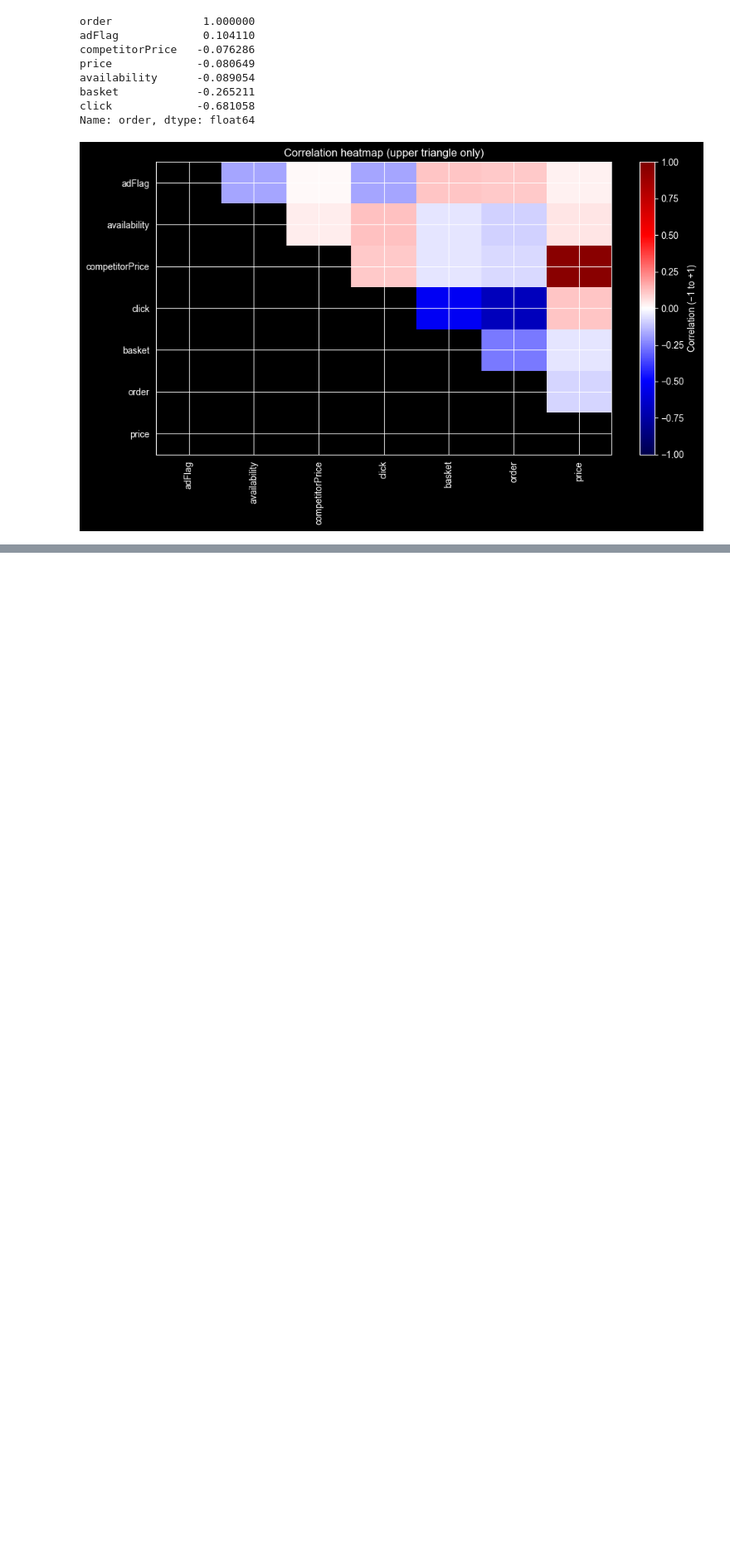
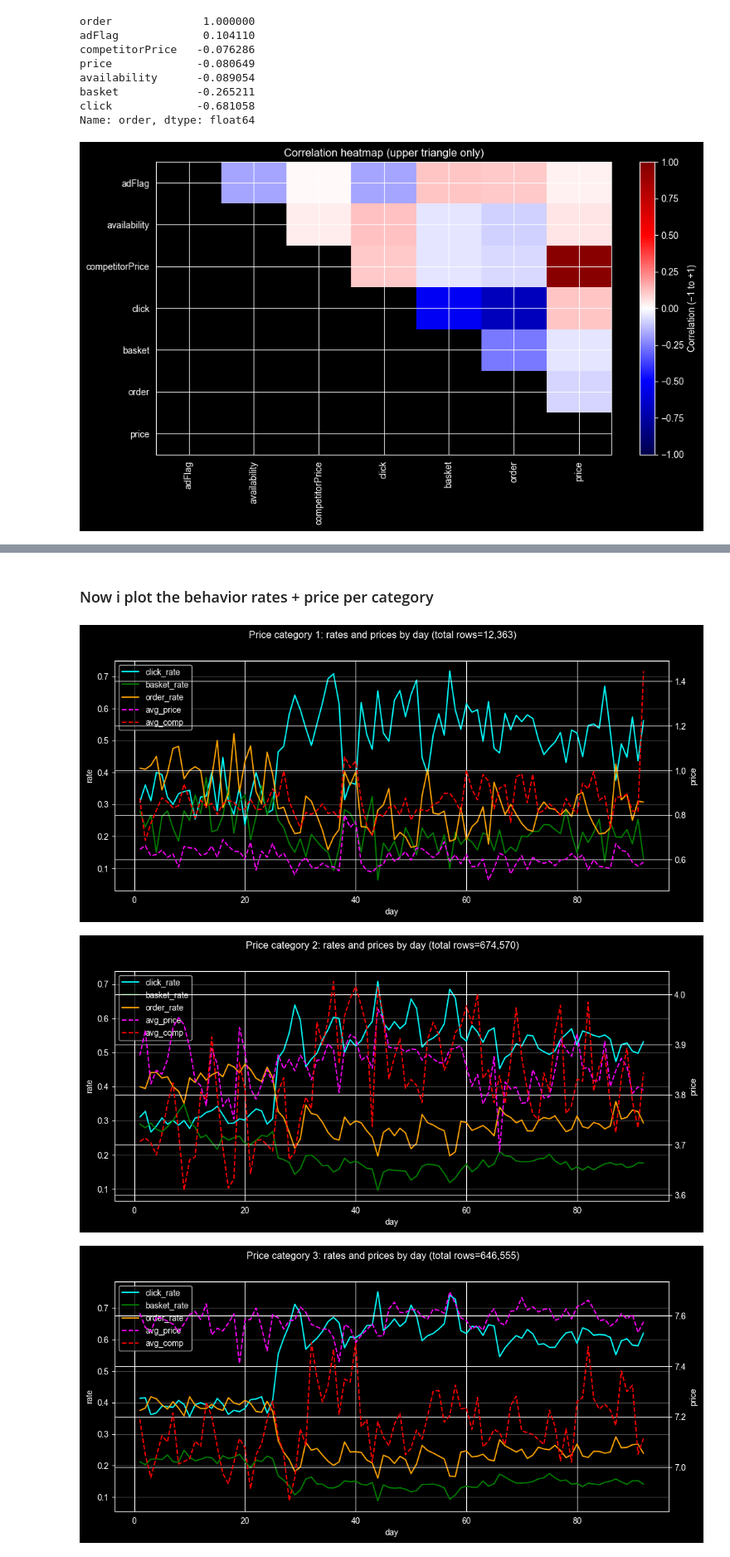
Before and after one commit to Happydeath97/analyticalProjectProductPricing, a Jupyter notebook: notebooks/krystof_EDA.ipynb, the cells around one changed output, grey strips where cells are left out. Shown at 83% size. Drawn from its saved outputs; the diff is of its cells as text; code cells hidden in the pictures; blank space fills up the shorter version.

```diff
--- a/notebooks/krystof_EDA.ipynb
+++ b/notebooks/krystof_EDA.ipynb
@@ -343,0 +437,60 @@ plt.show()
+# %%
+# Adding the category column for exploration
+
+bins = [-np.inf, 1, 6, 9.85, 16.45, 32.125, np.inf]
+
+train["price_cat"] = pd.cut(
+    train["price"],
+    bins=bins,
+    labels=[1, 2, 3, 4, 5, 6],
+    right=False,
+    include_lowest=True
+).astype("int8")
+# %% [markdown]
+### Now i plot the behavior rates + price per category
+# %%
+cat_col = "price_cat"
+
+for cat, g in train.groupby(cat_col, sort=True):
+    by_day = (
+        g.groupby("day")
+         .agg(
+             click_rate=("click", "mean"),
+             basket_rate=("basket", "mean"),
+             order_rate=("order", "mean"),
+             avg_price=("price", "mean"),
+             avg_comp=("competitorPrice", "mean"),
+             n=("lineID", "count"),
+         )
+         .reset_index()
+         .sort_values("day")
+    )
+
+    fig, ax1 = plt.subplots(figsize=(12, 5))
+
+    # left axis: event rates
+    by_day.plot(x="day", y=["click_rate", "basket_rate", "order_rate"],
+                ax=ax1, color=["cyan", "green", "orange"])
+    ax1.set_xlabel("day")
+    ax1.set_ylabel("rate")
+    ax1.grid(True, axis="y", alpha=0.3)
+
+    # right axis: prices
+    ax2 = ax1.twinx()
+    by_day.plot(x="day", y=["avg_price", "avg_comp"],
+                ax=ax2, linestyle="--", legend=False,
+                color=["magenta", "red"])
+    ax2.set_ylabel("price")
+
+    # combine legends from both axes
+    h1, l1 = ax1.get_legend_handles_labels()
+    h2, l2 = ax2.get_legend_handles_labels()
+    ax1.legend(h1 + h2, l1 + l2, loc="upper left")
+
+    fig.suptitle(f"Price category {cat}: rates and prices by day (total rows={by_day['n'].sum():,})")
+    # plt.tight_layout()
+    plt.show()
+# %% [output]
+[figure, added]
+[figure, added]
+[figure, added]
```
Also changed, not shown: parts of 12 cells of this notebook.
